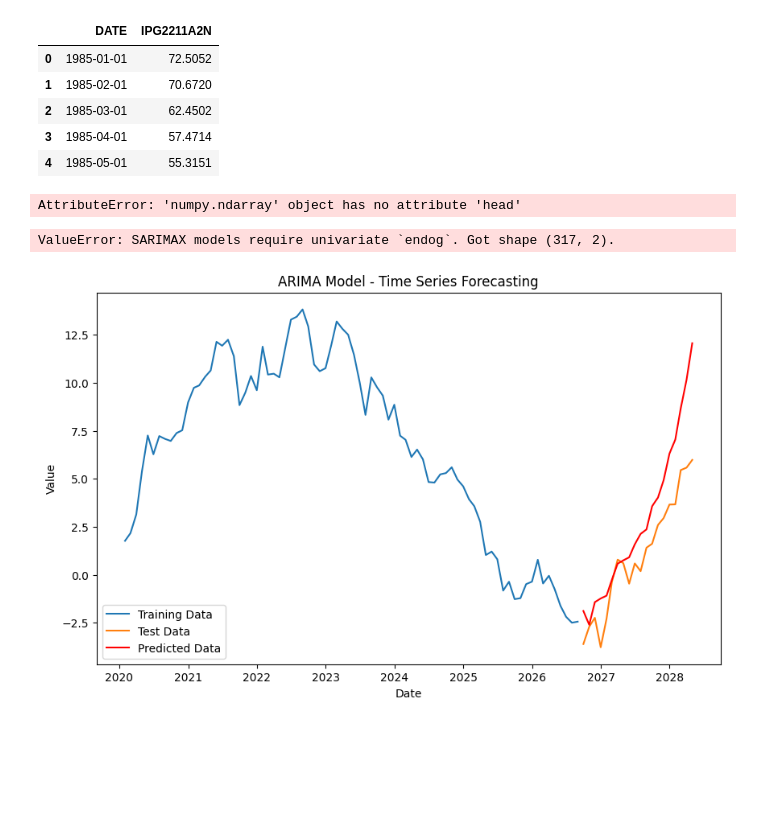
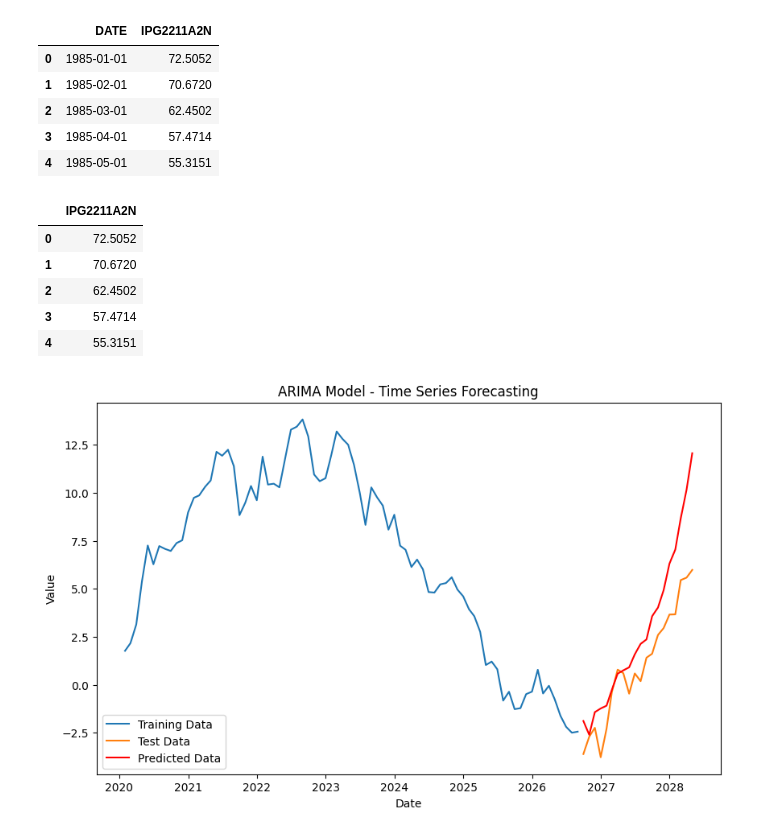
Before and after one commit to RakeshGadiparthi/sfguide-getting-started-machine-learning, a Jupyter notebook: Untitled2.ipynb, the cells around one changed output. Drawn from its saved outputs; the diff is of its cells as text; code cells hidden in the pictures; blank space fills up the shorter version.

```diff
--- a/Untitled2.ipynb
+++ b/Untitled2.ipynb
@@ -73,20 +73,22 @@ pandas_df.head()
 train_size = int(len(pandas_df) * 0.8)
 x_train, x_test = pandas_df.iloc[:train_size], pandas_df.iloc[train_size:]
 # %%
-y_train = x_train['IPG2211A2N'].to_frame()
-#x_train.drop('IPG2211A2N', axis=1, inplace=True)
-y_test = x_test['IPG2211A2N'].to_frame()
-#x_test.drop('IPG2211A2N', axis=1, inplace=True)
-xx_train = np.asarray(x_train)
+y_train = x_train['DATE'].to_frame()
+x_train.drop('DATE', axis=1, inplace=True)
+y_test = x_test['DATE'].to_frame()
+x_test.drop('DATE', axis=1, inplace=True)
 # %%
-xx_train.head()
+x_train.head()
 # %% [output]
-AttributeError: 'numpy.ndarray' object has no attribute 'head'
+|  | IPG2211A2N |
+| 0 | 72.5052 |
+| 1 | 70.6720 |
+| 2 | 62.4502 |
+| 3 | 57.4714 |
+| 4 | 55.3151 |
 # %%
-best_model = ARIMA(xx_train, order=(5,1,0))
+best_model = ARIMA(x_train, order=(5,1,0))
 model_fit = best_model.fit()
-# %% [output]
-ValueError: SARIMAX models require univariate `endog`. Got shape (317, 2).
 # %%
 predictions = model_fit.forecast(steps=len(x_test))
 predictions = pd.Series(predictions, index=x_test.index)
```
